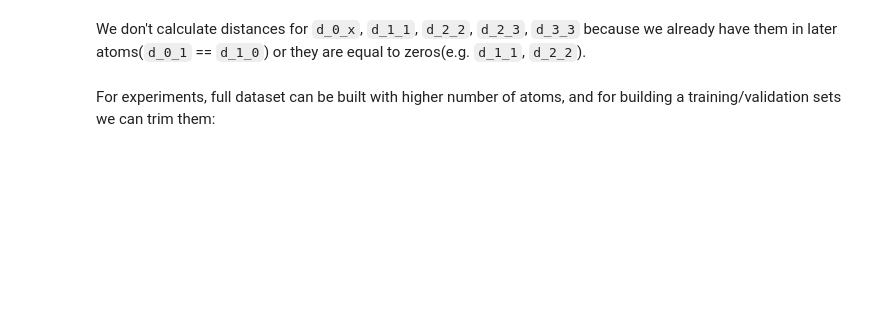
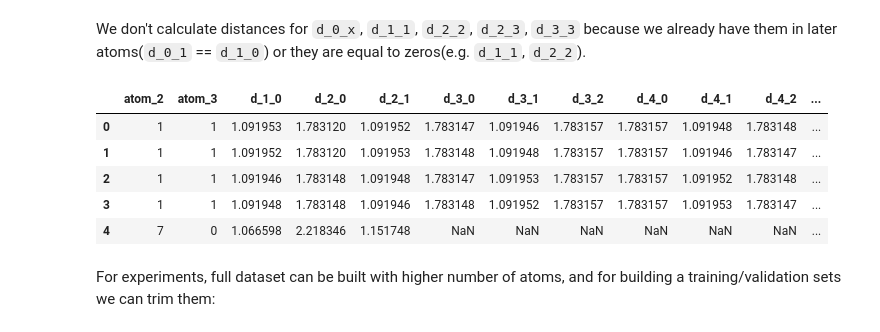
Before and after one commit to dmvlasenk/Kaggle_Predicting_Molecular_Properties, a Jupyter notebook: src/main.ipynb, the cells around one changed output. Saved outputs shown, nothing was run; the diff lists cells and outputs as text; code cells hidden in the pictures; blank space fills up the shorter version.

```diff
--- a/src/main.ipynb
+++ b/src/main.ipynb
@@ -366,5 +368,15 @@ full.describe()
 # %% [markdown]
 We don't calculate distances for `d_0_x`, `d_1_1`, `d_2_2`, `d_2_3`, `d_3_3` because we already have them in later atoms(`d_0_1` == `d_1_0`) or they are equal to zeros(e.g. `d_1_1`, `d_2_2`).
+# %%
+df = take_n_atoms(full, 7)
+df.head()
+# %% [output]
+|  | atom_2 | atom_3 | d_1_0 | d_2_0 | d_2_1 | d_3_0 | d_3_1 | d_3_2 | d_4_0 | d_4_1 | d_4_2 | ... |
+| 0 | 1 | 1 | 1.091953 | 1.783120 | 1.091952 | 1.783147 | 1.091946 | 1.783157 | 1.783157 | 1.091948 | 1.783148 | ... |
+| 1 | 1 | 1 | 1.091952 | 1.783120 | 1.091953 | 1.783148 | 1.091948 | 1.783157 | 1.783157 | 1.091946 | 1.783147 | ... |
+| 2 | 1 | 1 | 1.091946 | 1.783148 | 1.091948 | 1.783147 | 1.091953 | 1.783157 | 1.783157 | 1.091952 | 1.783148 | ... |
+| 3 | 1 | 1 | 1.091948 | 1.783148 | 1.091946 | 1.783148 | 1.091952 | 1.783157 | 1.783157 | 1.091953 | 1.783147 | ... |
+| 4 | 7 | 0 | 1.066598 | 2.218346 | 1.151748 | NaN | NaN | NaN | NaN | NaN | NaN | ... |
 # %% [markdown]
 For experiments, full dataset can be built with higher number of atoms, and for building a training/validation sets we can trim them:
 # %%
```
Also changed, not shown: parts of 28 cells of this notebook, 8 other files.
